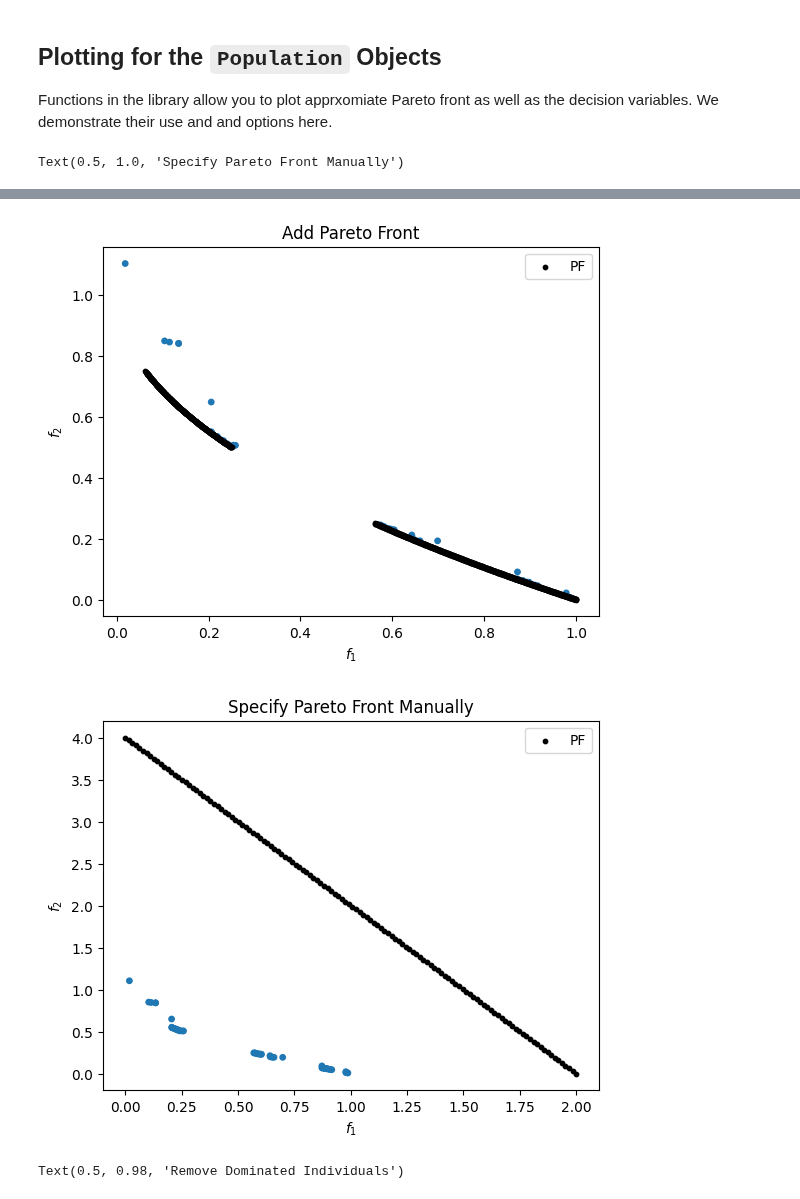
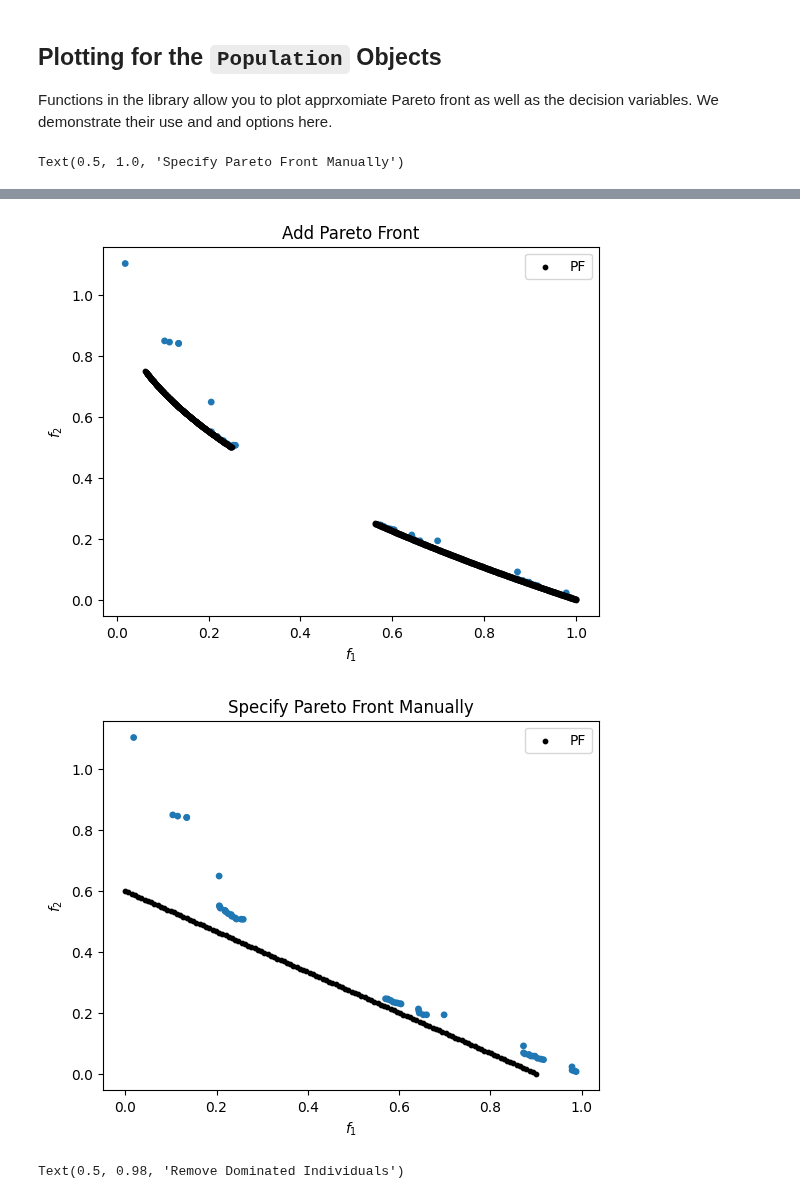
Before and after one commit to electronsandstuff/ParetoBench, a Jupyter notebook: example_notebooks/plotting.ipynb, the cells around one changed output, grey strips where cells are left out. Cells and saved outputs as stored; diff of their text form; code cells hidden in the pictures.

```diff
--- a/example_notebooks/plotting.ipynb
+++ b/example_notebooks/plotting.ipynb
@@ -30,9 +30,10 @@ last_pop = exp.runs[idx].reports[-1]
 plot_objectives(last_pop)
 plt.title("Last Population")
 
-# Plot the first generation to demonstrate what infeasible solutoins look like
-plot_objectives(first_pop)
-plt.title("First Population")
+# Plot the first generation to demonstrate what infeasible solutions look like and show multiple plotting
+fig, ax = plot_objectives(last_pop)
+plot_objectives(first_pop, fig, ax)
+plt.title("First and Last Generations (Plot Multiple Populations)")
 
 # Don't plot the dominated solutions
 plot_objectives(last_pop, settings=PlotObjectivesSettings(plot_dominated=False))
@@ -47,7 +48,7 @@ plot_objectives(last_pop, settings=PlotObjectivesSettings(plot_dominated=True, p
 plt.title("Add Pareto Front")
 
 # Can also manually specify the objecitves if not using a standard problem
-pf = np.column_stack((np.linspace(0, 2, 128), np.linspace(4, 0, 128)))
+pf = np.column_stack((np.linspace(0, 0.9, 128), np.linspace(0.6, 0, 128)))
 plot_objectives(last_pop, settings=PlotObjectivesSettings(plot_dominated=True, pf_objectives=pf))
 plt.title("Specify Pareto Front Manually")
 # %% [output]
@@ -57,7 +58,7 @@ Text(0.5, 1.0, 'Specify Pareto Front Manually')
 [figure]
 [figure]
 [figure]
-[figure, old version]
+[figure, new version]
 # %%
 # Create a demo population and plot the decision variables
 fig, axes = plot_decision_var_pairs(last_pop)
```
Also changed, not shown: parts of 1 cell of this notebook.
